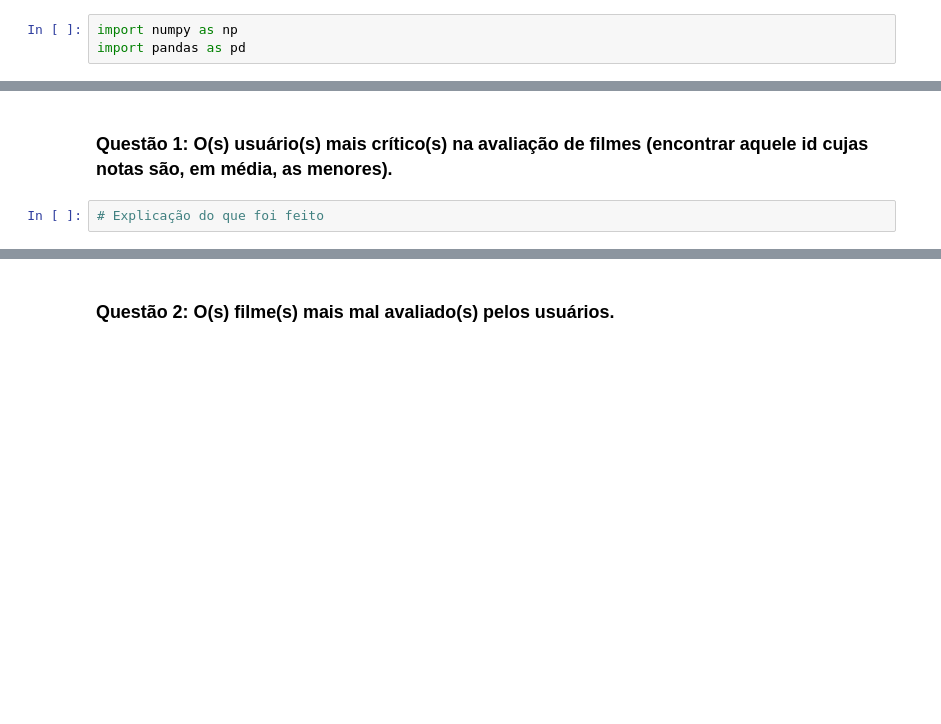
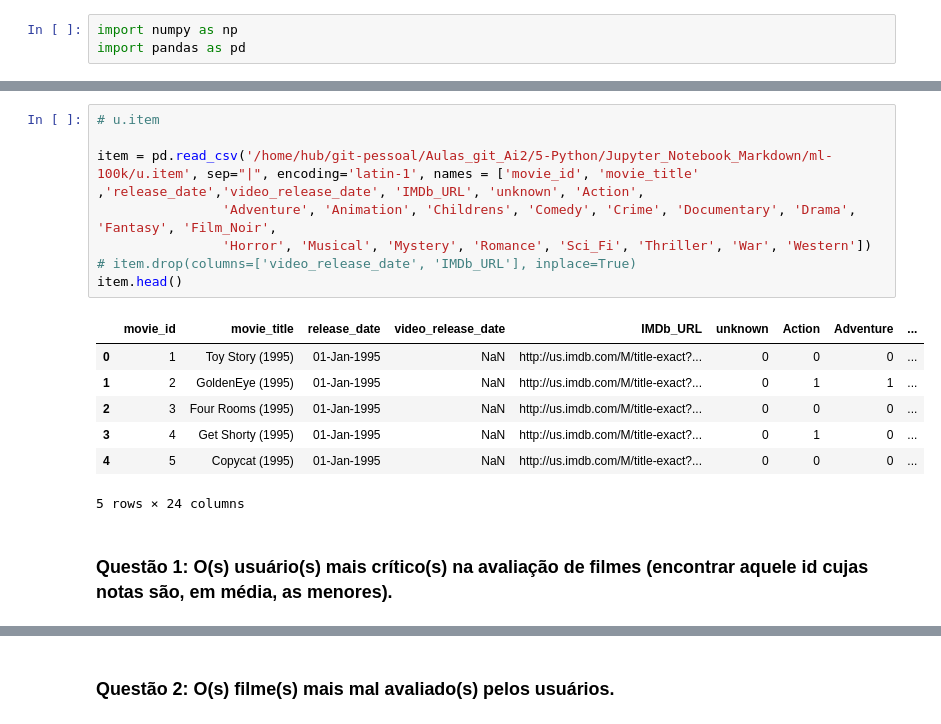
Before and after one commit to maiataniguchi/Aulas_git_Ai2, a Jupyter notebook: 5-Python/Jupyter_Notebook_Markdown/Python_Warmup_Pandas.ipynb, the cells around one changed output, grey strips where cells are left out. Cells and saved outputs as stored; diff of their text form; blank space fills up the shorter version.

```diff
--- a/5-Python/Jupyter_Notebook_Markdown/Python_Warmup_Pandas.ipynb
+++ b/5-Python/Jupyter_Notebook_Markdown/Python_Warmup_Pandas.ipynb
@@ -43,5 +56,19 @@ data.head()
+# %%
+# u.item
+
+item = pd.read_csv('/home/hub/git-pessoal/Aulas_git_Ai2/5-Python/Jupyter_Notebook_Markdown/ml-100k/u.item', sep="|", encoding='latin-1', names = ['movie_id', 'movie_title' ,'release_date','video_release_date', 'IMDb_URL', 'unknown', 'Action',
+                'Adventure', 'Animation', 'Childrens', 'Comedy', 'Crime', 'Documentary', 'Drama', 'Fantasy', 'Film_Noir',
+                'Horror', 'Musical', 'Mystery', 'Romance', 'Sci_Fi', 'Thriller', 'War', 'Western'])
+# item.drop(columns=['video_release_date', 'IMDb_URL'], inplace=True)
+item.head()
+# %% [output]
+|  | movie_id | movie_title | release_date | video_release_date | IMDb_URL | unknown | Action | Adventure | ... |
+| 0 | 1 | Toy Story (1995) | 01-Jan-1995 | NaN | http://us.imdb.com/M/title-exact?... | 0 | 0 | 0 | ... |
+| 1 | 2 | GoldenEye (1995) | 01-Jan-1995 | NaN | http://us.imdb.com/M/title-exact?... | 0 | 1 | 1 | ... |
+| 2 | 3 | Four Rooms (1995) | 01-Jan-1995 | NaN | http://us.imdb.com/M/title-exact?... | 0 | 0 | 0 | ... |
+| 3 | 4 | Get Shorty (1995) | 01-Jan-1995 | NaN | http://us.imdb.com/M/title-exact?... | 0 | 1 | 0 | ... |
+| 4 | 5 | Copycat (1995) | 01-Jan-1995 | NaN | http://us.imdb.com/M/title-exact?... | 0 | 0 | 0 | ... |
+5 rows × 24 columns
 # %% [markdown]
 ### Questão 1: O(s) usuário(s) mais crítico(s) na avaliação de filmes (encontrar aquele id cujas notas são, em média, as menores).
-# %%
-# Explicação do que foi feito
 # %%
```
Also changed, not shown: parts of 14 cells of this notebook, 30 other files.
